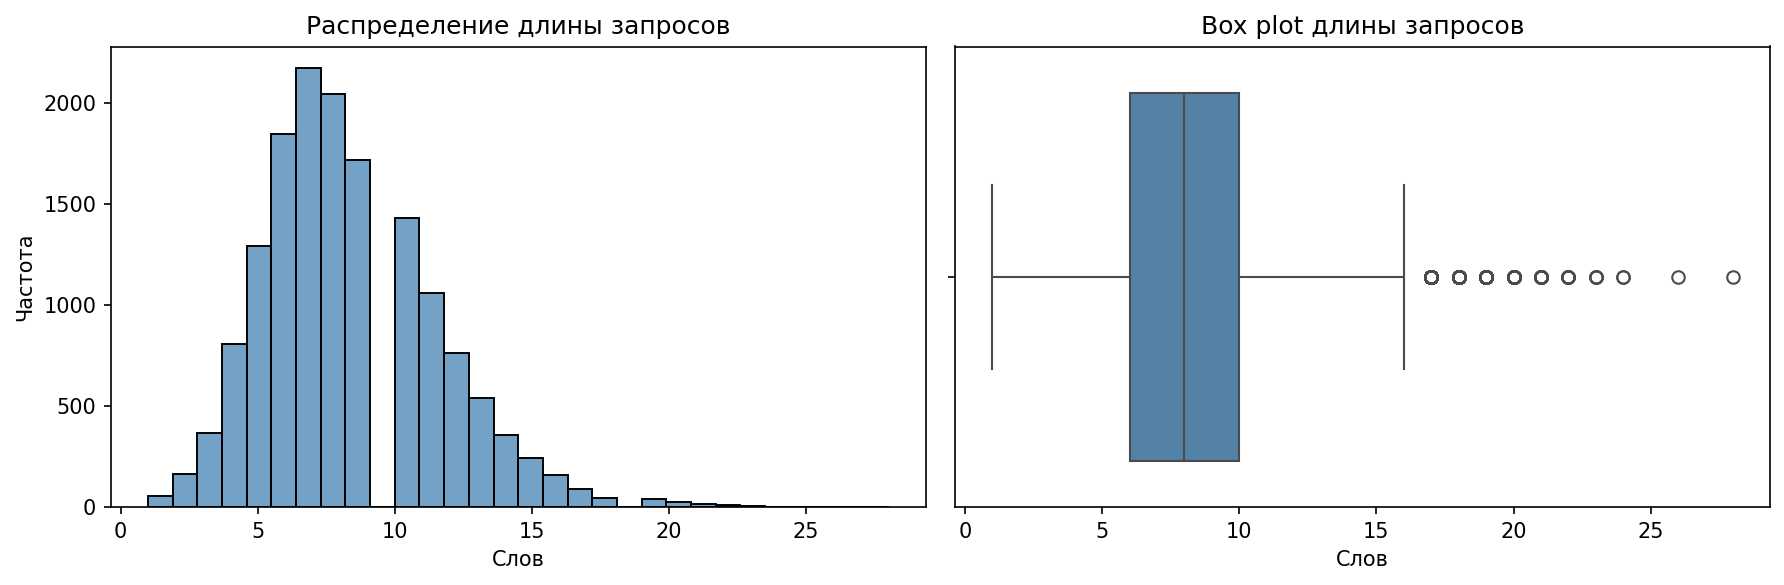
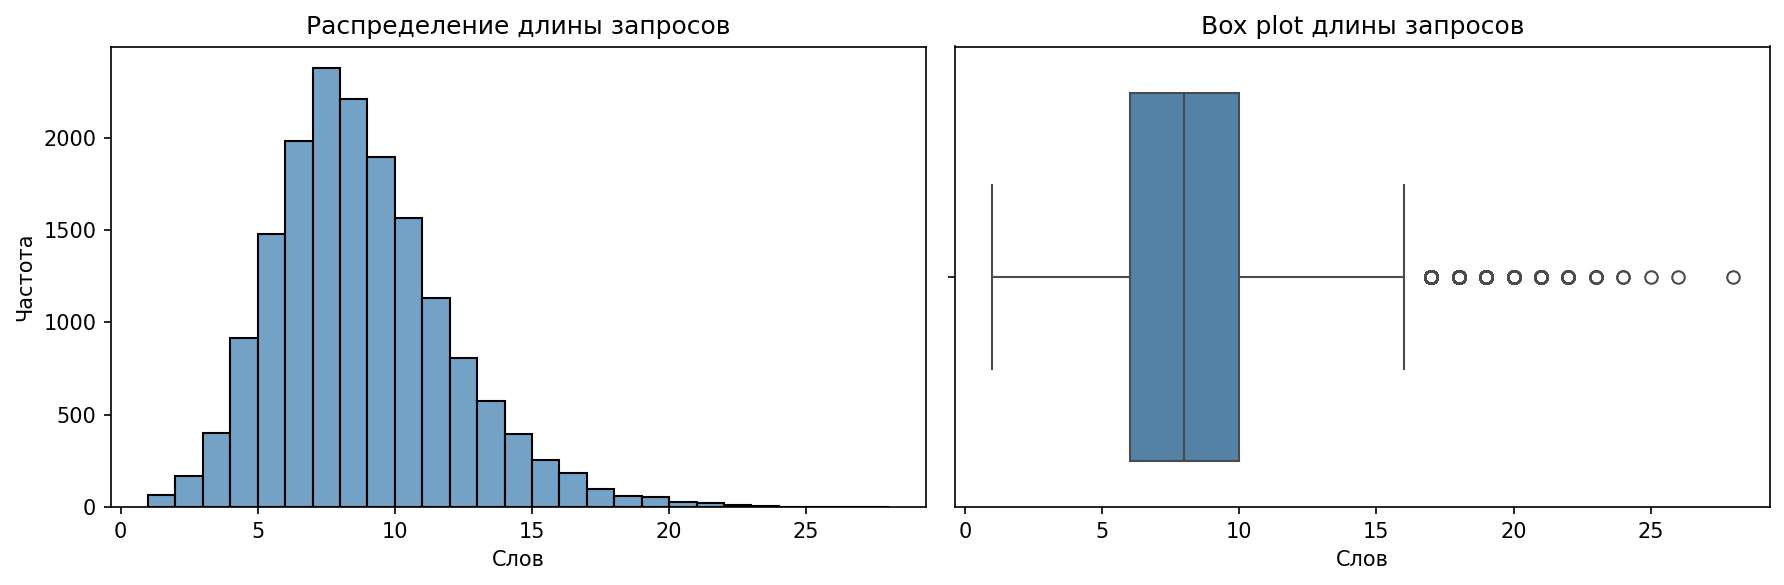
Unified diff of the notebook cell whose output changed from the first chart to the second:
--- before
+++ after
@@ -2,5 +2,5 @@
 
 fig, axes = plt.subplots(1, 2, figsize=(12, 4))
-sns.histplot(train_df['text_len'], bins=30, color='steelblue', ax=axes[0])
+sns.histplot(train_df['text_len'], bins=27, color='steelblue', ax=axes[0])
 axes[0].set(title='Распределение длины запросов', xlabel='Слов', ylabel='Частота')
 sns.boxplot(x=train_df['text_len'], ax=axes[1], color='steelblue')

Commit: измененный EDA